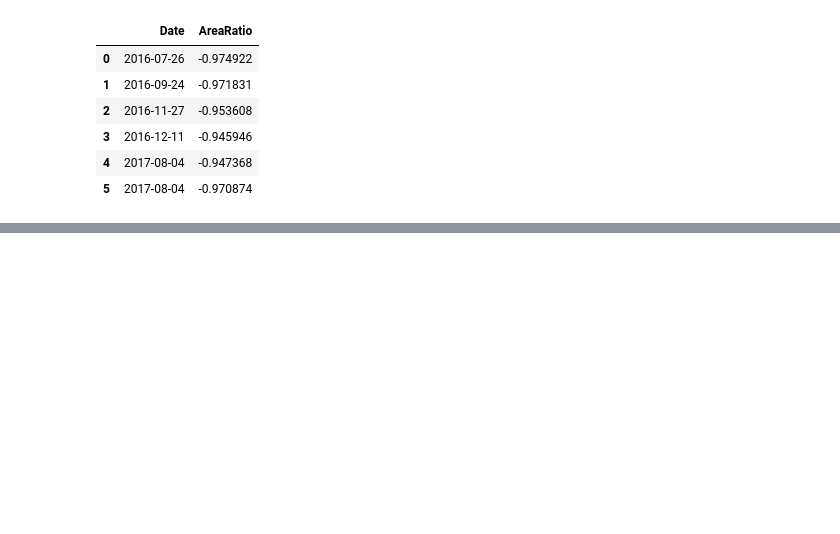
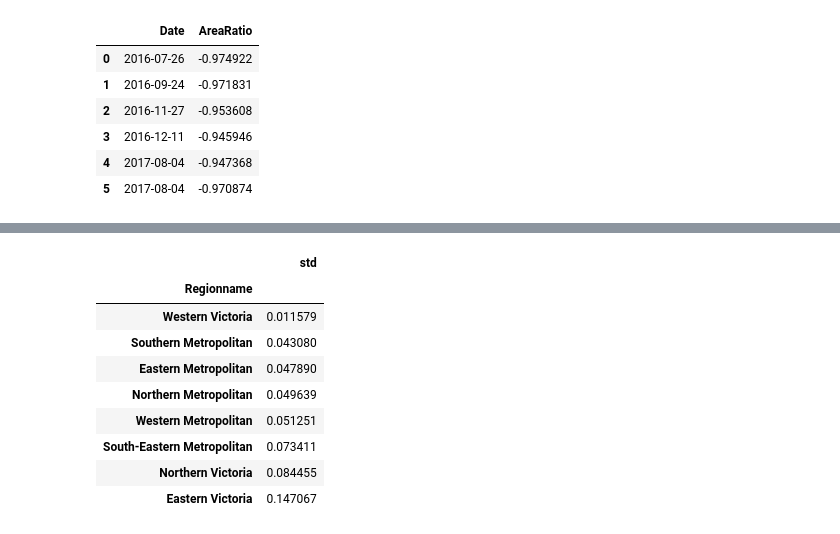
Before and after one commit to yevgeniy2504/sf_education_repo, a Jupyter notebook: task_2/task2_2_2.ipynb, the cells around one changed output, grey strips where cells are left out. Saved outputs shown, nothing was run; the diff lists cells and outputs as text; code cells hidden in the pictures; blank space fills up the shorter version.

```diff
--- a/task_2/task2_2_2.ipynb
+++ b/task_2/task2_2_2.ipynb
@@ -118,0 +171,13 @@ print(area_value)
+# %%
+melb_df.groupby('Regionname')['Lattitude'].agg(['std']).sort_values(by='std')
+# %% [output]
+|  | std |
+| Regionname |  |
+| Western Victoria | 0.011579 |
+| Southern Metropolitan | 0.043080 |
+| Eastern Metropolitan | 0.047890 |
+| Northern Metropolitan | 0.049639 |
+| Western Metropolitan | 0.051251 |
+| South-Eastern Metropolitan | 0.073411 |
+| Northern Victoria | 0.084455 |
+| Eastern Victoria | 0.147067 |
```
Also changed, not shown: parts of 11 cells of this notebook, 1 other file.
